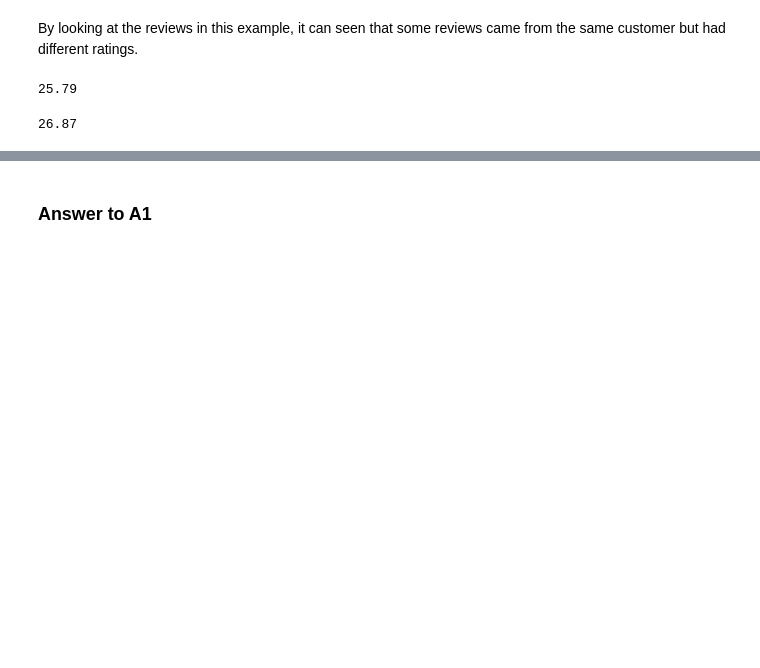
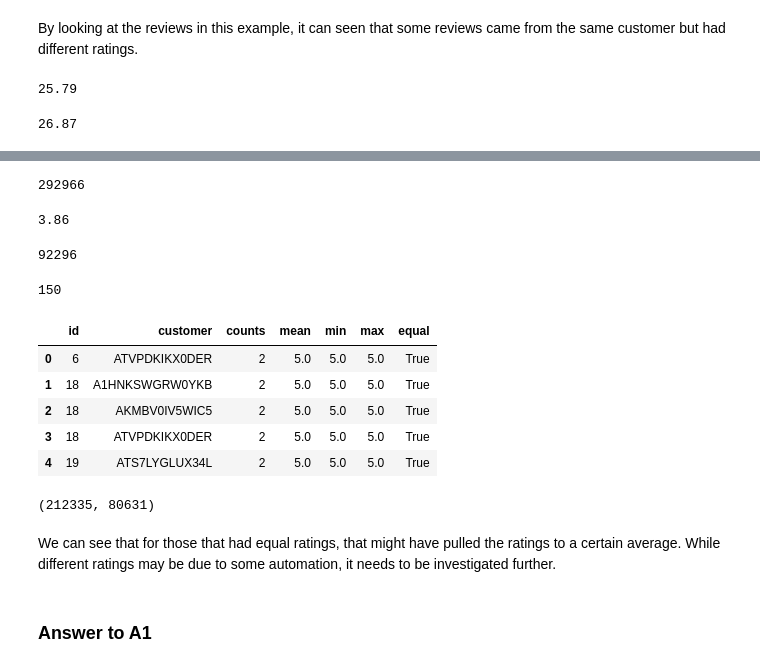
Before and after one commit to raffyenriquez/Springboard, a Jupyter notebook: Data Science Challenges/KeepUp Inc./KeepUp Inc.ipynb, the cells around one changed output, grey strips where cells are left out. Cells and saved outputs as stored; diff of their text form; code cells hidden in the pictures; blank space fills up the shorter version.

```diff
--- a/Data Science Challenges/KeepUp Inc./KeepUp Inc.ipynb
+++ b/Data Science Challenges/KeepUp Inc./KeepUp Inc.ipynb
@@ -199,0 +237,14 @@ round(len(ratings[ratings['avg_rating']==5])/float(len(ratings)) * 100, 2)
+# %%
+#convert object to integer
+customer_ratings['id'] = customer_ratings['id'].astype(int)
+customer_ratings['rating'] = customer_ratings['rating'].astype(float)
+# %%
+#create a dataframe of means
+cr_mean = customer_ratings.groupby(['id', 'customer'])['rating'].mean().reset_index(name='mean')
+#create a dataframe of mins
+cr_min = customer_ratings.groupby(['id', 'customer'])['rating'].min().reset_index(name='min')
+#create a dataframe of maxs
+cr_max = customer_ratings.groupby(['id', 'customer'])['rating'].max().reset_index(name='max')
+#merge dataframes
+cr_stats = cr_mean.merge(cr_min, on=['id', 'customer']).merge(cr_max, on=['id', 'customer'])
+cr_stats.head()
@@ -199,0 +258,4 @@ round(len(ratings[ratings['avg_rating']==5])/float(len(ratings)) * 100, 2)
+# %%
+#grouby id and customer and get counts
+cr_counts = customer_ratings.groupby(['id', 'customer'])['rating'].count().reset_index(name='counts')
+cr_counts.head()
@@ -199,0 +269,4 @@ round(len(ratings[ratings['avg_rating']==5])/float(len(ratings)) * 100, 2)
+# %%
+#product ids and customers that had more than 1 rating
+cr_list = cr_counts[cr_counts['counts'] > 1]
+cr_list.head()
@@ -200,3 +280,43 @@ round(len(ratings[ratings['avg_rating']==5])/float(len(ratings)) * 100, 2)
+# %%
+#total ratings by customers that did more than 1 rating
+len(cr_list.customer)
+# %% [output]
+292966
+# %%
+#percentage of customers that contributed more than 1 rating to the total number of ratings
+round(len(cr_list.customer)/float(len(customer_ratings))*100, 2)
+# %% [output]
+3.86
+# %%
+#total customers that created more than 1 rating
+len(set(cr_list.customer))
+# %% [output]
+92296
+# %%
+#total users that created more than 10 ratings in a product id
+len(set(cr_list[cr_list['counts'] > 10]['customer']))
+# %% [output]
+150
+# %%
+#merge dataframes of customers that did more than 1 rating
+cr = cr_list.merge(cr_stats)
+#create column to check if equal
+cr['equal'] = cr['min'] == cr['max']
+cr.head()
+# %% [output]
+|  | id | customer | counts | mean | min | max | equal |
+| 0 | 6 | ATVPDKIKX0DER | 2 | 5.0 | 5.0 | 5.0 | True |
+| 1 | 18 | A1HNKSWGRW0YKB | 2 | 5.0 | 5.0 | 5.0 | True |
+| 2 | 18 | AKMBV0IV5WIC5 | 2 | 5.0 | 5.0 | 5.0 | True |
+| 3 | 18 | ATVPDKIKX0DER | 2 | 5.0 | 5.0 | 5.0 | True |
+| 4 | 19 | ATS7LYGLUX34L | 2 | 5.0 | 5.0 | 5.0 | True |
+# %%
+#effect that more than 1 ratings created
+len(cr[cr['equal']==True]), len(cr[cr['equal']==False])
+# %% [output]
+(212335, 80631)
+# %% [markdown]
+We can see that for those that had equal ratings, that might have pulled the ratings to a certain average. While different ratings may be due to some automation, it needs to be investigated further.
 # %% [markdown]
 ### Answer to A1
 # %% [markdown]
```
Also changed, not shown: parts of 22 cells of this notebook.
